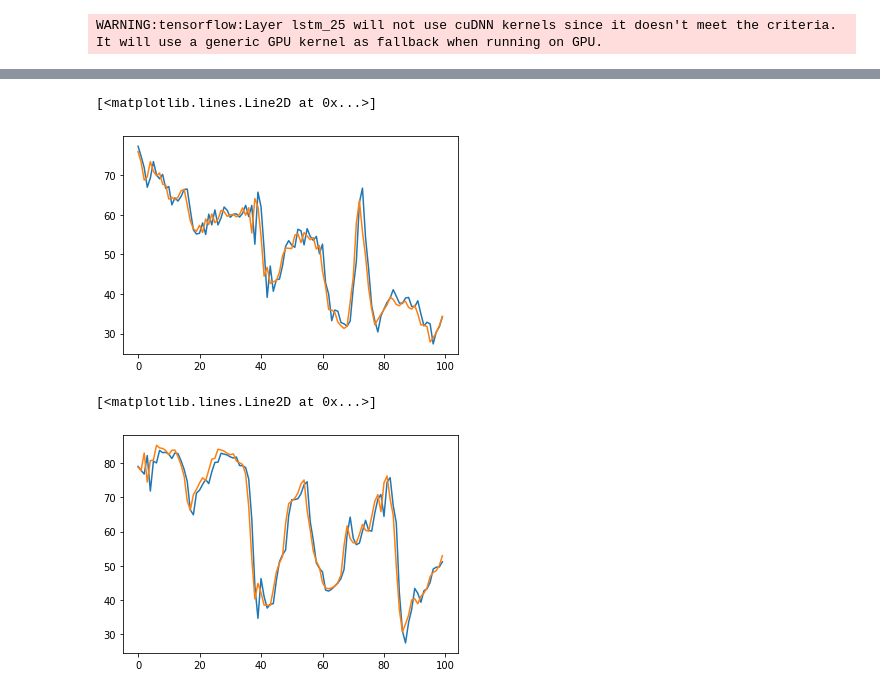
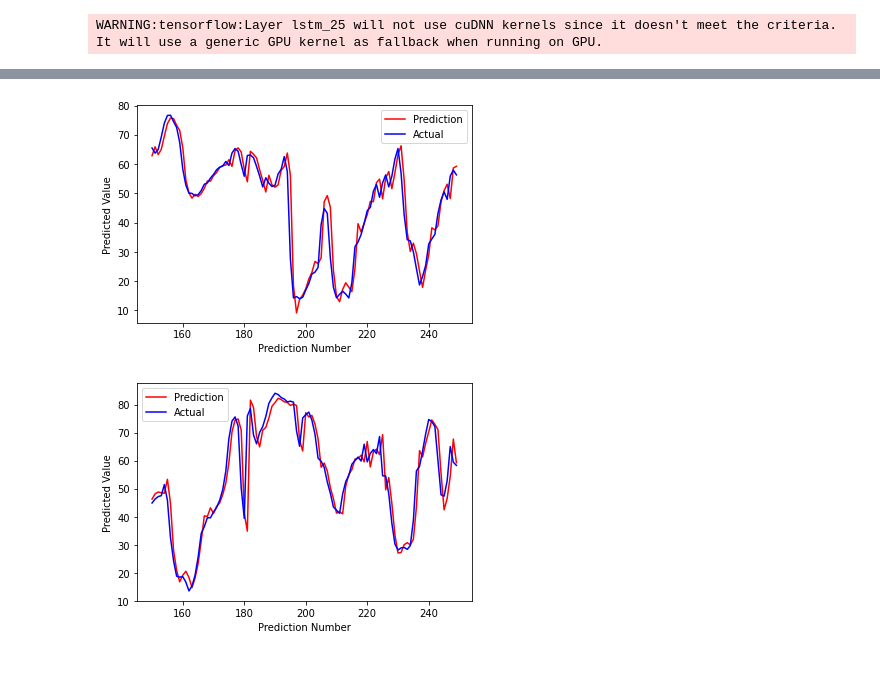
Before and after one commit to bsb4018/AQForecast-TimeSeries, a Jupyter notebook: MairQuality_pred.ipynb, the cells around one changed output, grey strips where cells are left out. Cells and saved outputs as stored; diff of their text form; code cells hidden in the pictures; blank space fills up the shorter version.

Commit message:
Changed Code Visualization

```diff
--- a/MairQuality_pred.ipynb
+++ b/MairQuality_pred.ipynb
@@ -13,7 +18,7 @@ from tensorflow.keras.losses import MeanSquaredError
 from tensorflow.keras.metrics import RootMeanSquaredError
 from tensorflow.keras.optimizers import Adam
 # %%
-df = pd.read_excel('/time_series_data/AirQualityUCI.xlsx', sheet_name='AirQualityUCI')
+df = pd.read_excel('/content/drive/MyDrive/time_series/AirQualityUCI.xlsx', sheet_name='AirQualityUCI')
 display(df.head())
 # %% [output]
 |  | Date | Time | CO(GT) | PT08.S1(CO) | NMHC(GT) | C6H6(GT) | PT08.S2(NMHC) | NOx(GT) | PT08.S3(NOx) | ... |
@@ -417,6 +419,12 @@ WARNING:tensorflow:Layer lstm_3 will not use cuDNN kernels since it doesn't meet
 # %%
 #Validation Predictions
-val_predictions = model.predict(X_val).flatten()
-val_results = pd.DataFrame(data={'Val Predictions':val_predictions, 'Actuals':y_val})
-plt.plot(val_results['Val Predictions'][:100])
-plt.plot(val_results['Actuals'][:100])
+def plot_results(X,y,model,start=0,end=300):
+    predictions = model.predict(X).flatten()
+    results = pd.DataFrame(data={'Predictions':predictions, 'Actuals':y})
+    dfres1 = results['Predictions'][start:end]
+    dfres2 = results['Actuals'][start:end]
+    plt.plot(dfres1,color='r')
+    plt.plot(dfres2,color='b')
+    plt.xlabel('Prediction Number')
+    plt.ylabel('Predicted Value')
+    plt.legend(['Prediction','Actual'])
@@ -589,18 +587,10 @@ WARNING:tensorflow:Layer lstm_26 will not use cuDNN kernels since it doesn't mee
 # %%
 #Validation Predictions
-val_predictions = model3.predict(X_val).flatten()
-val_results = pd.DataFrame(data={'Val Predictions':val_predictions, 'Actuals':y_val})
-plt.plot(val_results['Val Predictions'][:100])
-plt.plot(val_results['Actuals'][:100])
+plot_results(X_val,y_val,model3,150,250)
 # %% [output]
-[<matplotlib.lines.Line2D at 0x...>]
-[figure, old version]
+[figure, new version]
 # %%
 #Test Predictions
-test_predictions = model3.predict(X_test).flatten()
-test_results = pd.DataFrame(data={'Test Predictions':test_predictions, 'Actuals':y_test})
-plt.plot(test_results['Test Predictions'][:100])
-plt.plot(test_results['Actuals'][:100])
+plot_results(X_test,y_test,model3,150,250)
 # %% [output]
-[<matplotlib.lines.Line2D at 0x...>]
-[figure, old version]
+[figure, new version]
```
Also changed, not shown: parts of 17 cells of this notebook.
